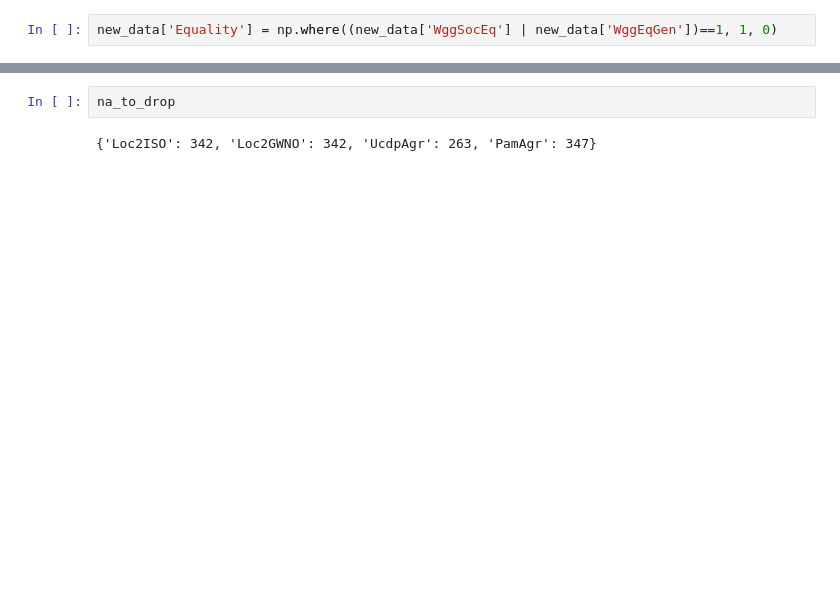
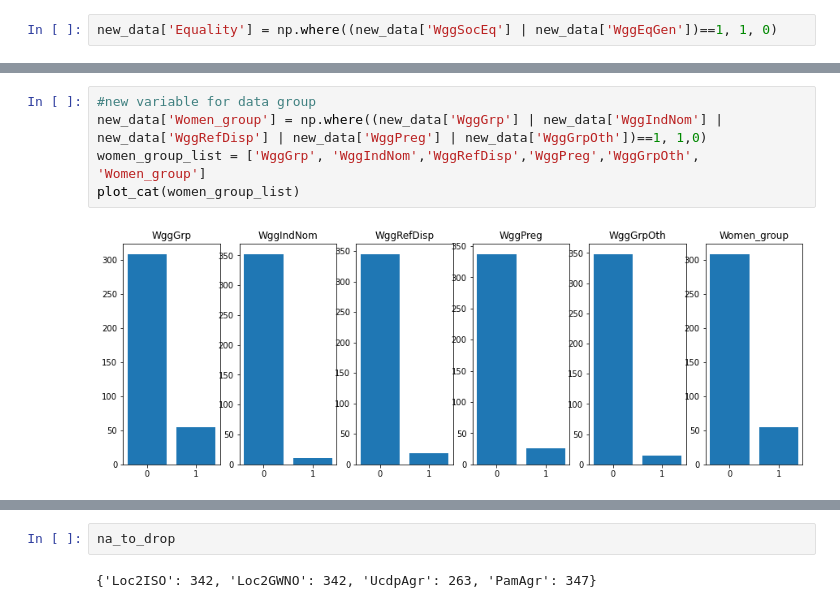
Before and after one commit to aliescont/peaceagreements, a Jupyter notebook: PEC2.ipynb, the cells around one changed output, grey strips where cells are left out. Drawn from its saved outputs; the diff is of its cells as text; blank space fills up the shorter version.

```diff
--- a/PEC2.ipynb
+++ b/PEC2.ipynb
@@ -206,0 +70,7 @@ new_data = new_data.drop(columns = na_to_drop.keys())
+# %%
+#new variable for data group
+new_data['Women_group'] = np.where((new_data['WggGrp'] | new_data['WggIndNom'] | new_data['WggRefDisp'] | new_data['WggPreg'] | new_data['WggGrpOth'])==1, 1,0)
+women_group_list = ['WggGrp', 'WggIndNom','WggRefDisp','WggPreg','WggGrpOth', 'Women_group']
+plot_cat(women_group_list)
+# %% [output]
+[figure, added]
```
Also changed, not shown: parts of 70 cells of this notebook.
